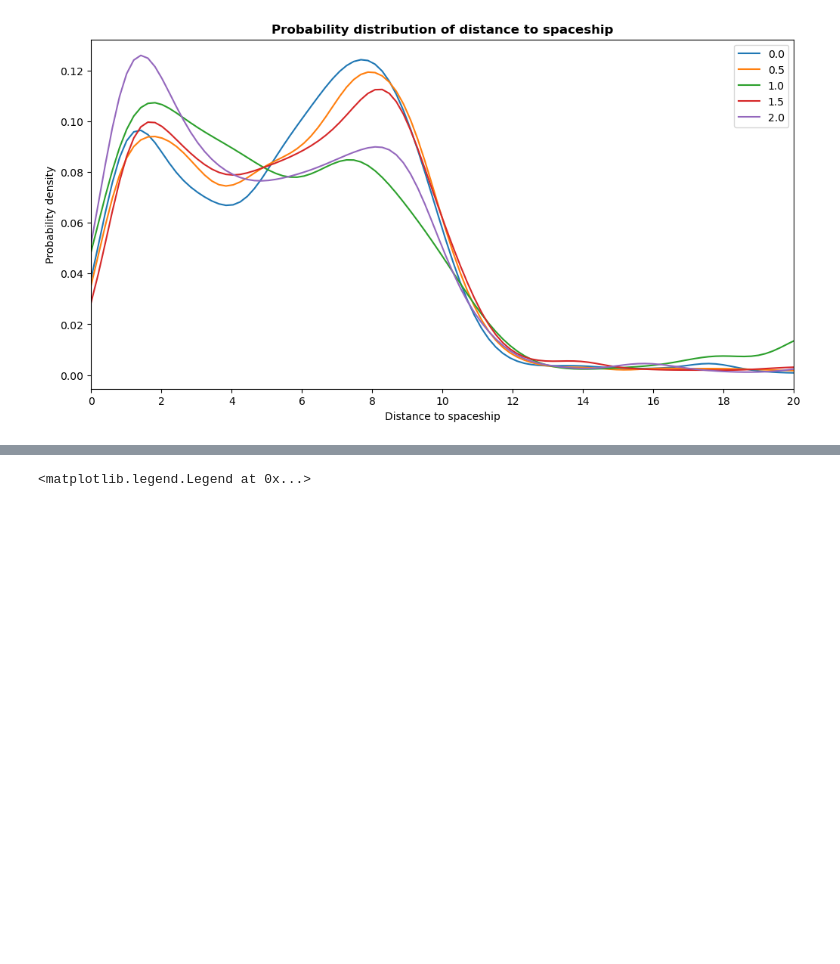
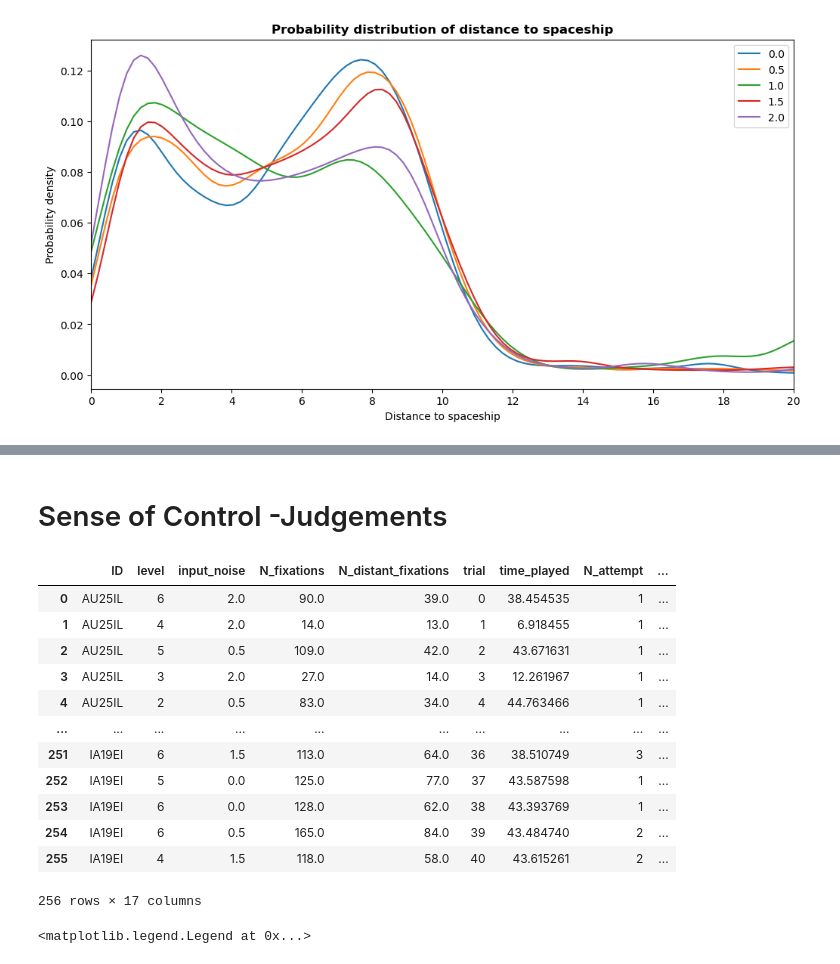
Before and after one commit to nilsheinrich/eye_movement_analysis_moonlander, a Jupyter notebook: building_data_III.ipynb, the cells around one changed output, grey strips where cells are left out. Drawn from its saved outputs; the diff is of its cells as text; code cells hidden in the pictures; blank space fills up the shorter version.

```diff
--- a/building_data_III.ipynb
+++ b/building_data_III.ipynb
@@ -496,3 +643,23 @@ ax.legend()
+# %% [markdown]
+# Sense of Control -Judgements
+# %%
+soc_data = pd.read_csv("experimental_data_iii/soc_data_iii.csv", index_col=False)
+# %%
+soc_data
+# %% [output]
+|  | ID | level | input_noise | N_fixations | N_distant_fixations | trial | time_played | N_attempt | ... |
+| 0 | AU25IL | 6 | 2.0 | 90.0 | 39.0 | 0 | 38.454535 | 1 | ... |
+| 1 | AU25IL | 4 | 2.0 | 14.0 | 13.0 | 1 | 6.918455 | 1 | ... |
+| 2 | AU25IL | 5 | 0.5 | 109.0 | 42.0 | 2 | 43.671631 | 1 | ... |
+| 3 | AU25IL | 3 | 2.0 | 27.0 | 14.0 | 3 | 12.261967 | 1 | ... |
+| 4 | AU25IL | 2 | 0.5 | 83.0 | 34.0 | 4 | 44.763466 | 1 | ... |
+| ... | ... | ... | ... | ... | ... | ... | ... | ... | ... |
+| 251 | IA19EI | 6 | 1.5 | 113.0 | 64.0 | 36 | 38.510749 | 3 | ... |
+| 252 | IA19EI | 5 | 0.0 | 125.0 | 77.0 | 37 | 43.587598 | 1 | ... |
+| 253 | IA19EI | 6 | 0.0 | 128.0 | 62.0 | 38 | 43.393769 | 1 | ... |
+| 254 | IA19EI | 6 | 0.5 | 165.0 | 84.0 | 39 | 43.484740 | 2 | ... |
+| 255 | IA19EI | 4 | 1.5 | 118.0 | 58.0 | 40 | 43.615261 | 2 | ... |
+256 rows × 17 columns
 # %%
 # Grid
 fig, ax = plt.subplots(figsize=(12, 6))
```
Also changed, not shown: parts of 18 cells of this notebook, 3 other files.
